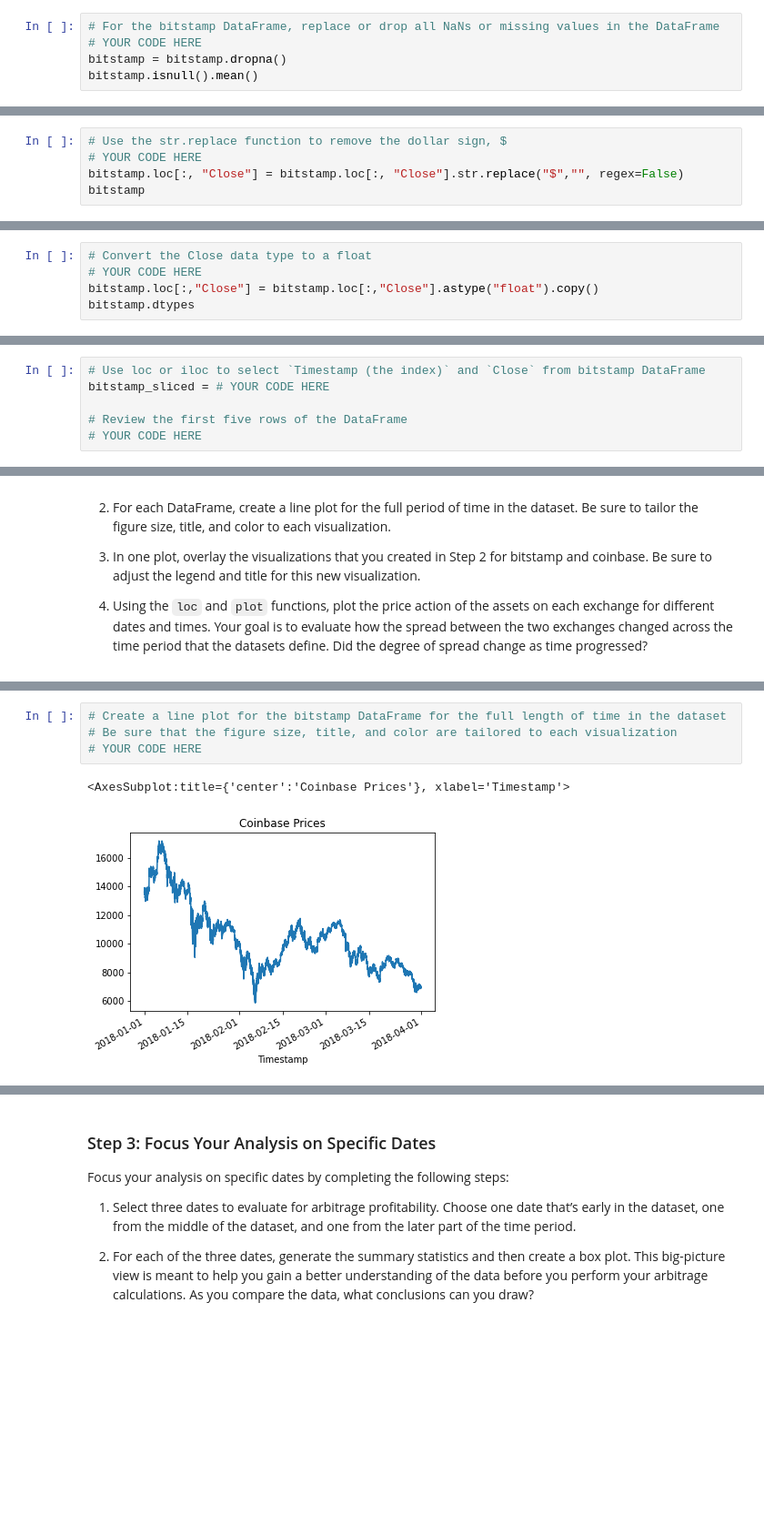
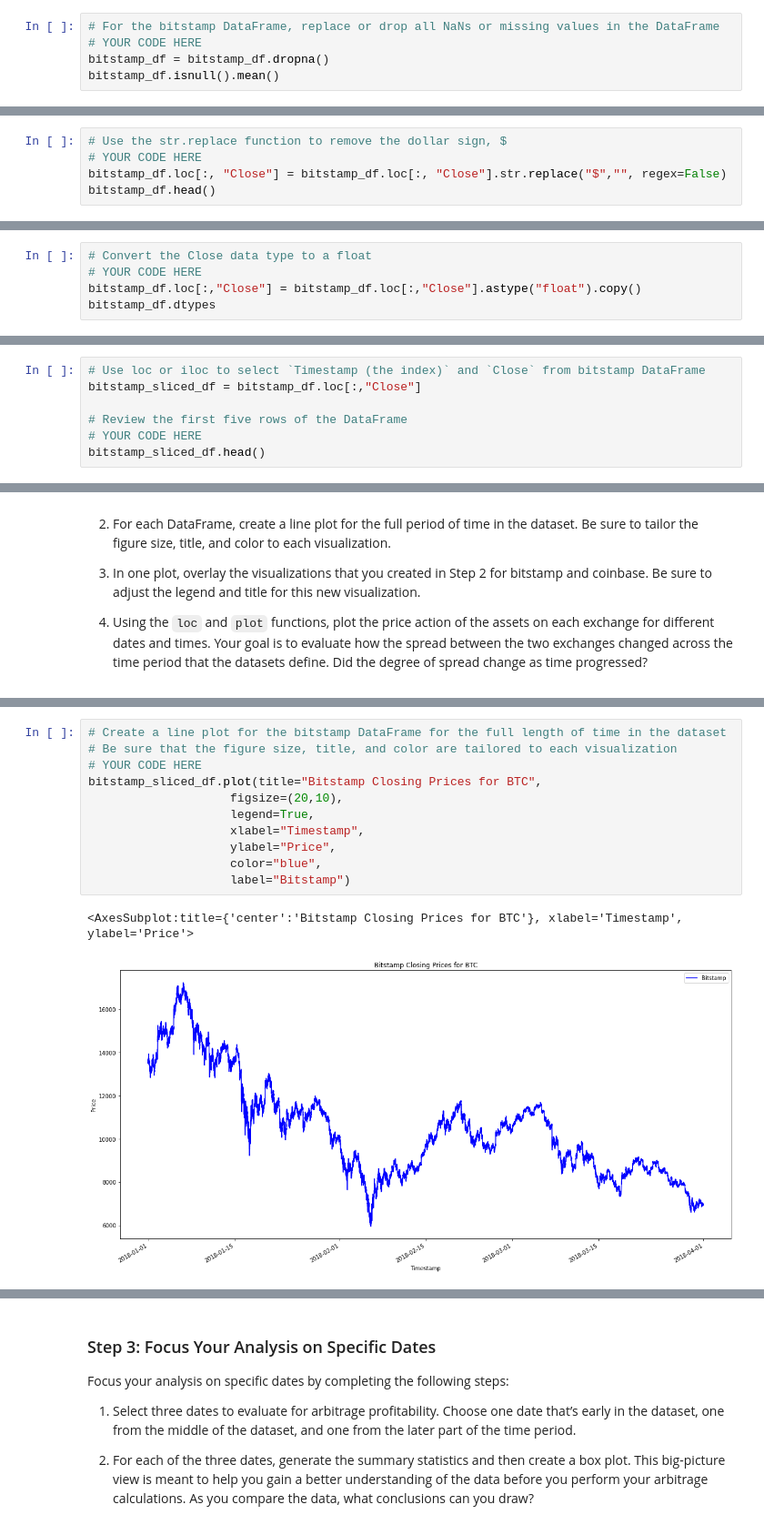
Before and after one commit to oneor11/fintech-arbitrage-analyzer, a Jupyter notebook: crypto_arbitrage.ipynb, the cells around one changed output, grey strips where cells are left out. Shown at 91% size. Drawn from its saved outputs; the diff is of its cells as text; blank space fills up the shorter version.

```diff
--- a/crypto_arbitrage.ipynb
+++ b/crypto_arbitrage.ipynb
@@ -148,8 +148,8 @@ approach would be to remove these rows.
 # %%
 # For the bitstamp DataFrame, replace or drop all NaNs or missing values in the DataFrame
 # YOUR CODE HERE
-bitstamp = bitstamp.dropna()
-bitstamp.isnull().mean()
+bitstamp_df = bitstamp_df.dropna()
+bitstamp_df.isnull().mean()
 # %% [output]
 Open              0.0
 High              0.0
@@ -176,8 +176,8 @@ dtype: object
 # %%
 # Use the str.replace function to remove the dollar sign, $
 # YOUR CODE HERE
-bitstamp.loc[:, "Close"] = bitstamp.loc[:, "Close"].str.replace("$","", regex=False)
-bitstamp
+bitstamp_df.loc[:, "Close"] = bitstamp_df.loc[:, "Close"].str.replace("$","", regex=False)
+bitstamp_df.head()
 # %% [output]
 |  | Open | High | Low | Close | BTC Volume | USD Volume | Weighted Price |
 | Timestamp |  |  |  |  |  |  |  |
@@ -198,8 +191,8 @@ bitstamp
 # %%
 # Convert the Close data type to a float
 # YOUR CODE HERE
-bitstamp.loc[:,"Close"] = bitstamp.loc[:,"Close"].astype("float").copy()
-bitstamp.dtypes
+bitstamp_df.loc[:,"Close"] = bitstamp_df.loc[:,"Close"].astype("float").copy()
+bitstamp_df.dtypes
 # %% [output]
 Open              float64
 High              float64
@@ -322,8 +315,9 @@ Select the data you want to analyze. Use `loc` or `iloc` to select the following
 * Close
 # %%
 # Use loc or iloc to select `Timestamp (the index)` and `Close` from bitstamp DataFrame
-bitstamp_sliced = # YOUR CODE HERE
+bitstamp_sliced_df = bitstamp_df.loc[:,"Close"]
 
 # Review the first five rows of the DataFrame
 # YOUR CODE HERE
+bitstamp_sliced_df.head()
 # %% [output]
@@ -389,10 +386,17 @@ Sort through the time series data associated with the bitstamp and coinbase Data
 # %%
 # Create a line plot for the bitstamp DataFrame for the full length of time in the dataset
 # Be sure that the figure size, title, and color are tailored to each visualization
 # YOUR CODE HERE
+bitstamp_sliced_df.plot(title="Bitstamp Closing Prices for BTC",
+                    figsize=(20,10),
+                    legend=True,
+                    xlabel="Timestamp",
+                    ylabel="Price",
+                    color="blue",
+                    label="Bitstamp")
 # %% [output]
-<AxesSubplot:title={'center':'Coinbase Prices'}, xlabel='Timestamp'>
+<AxesSubplot:title={'center':'Bitstamp Closing Prices for BTC'}, xlabel='Timestamp', ylabel='Price'>
-[figure, old version]
+[figure, new version]
 # %%
 # Create a line plot for the coinbase DataFrame for the full length of time in the dataset
 # Be sure that the figure size, title, and color are tailored to each visualization
```
Also changed, not shown: parts of 42 cells of this notebook.
